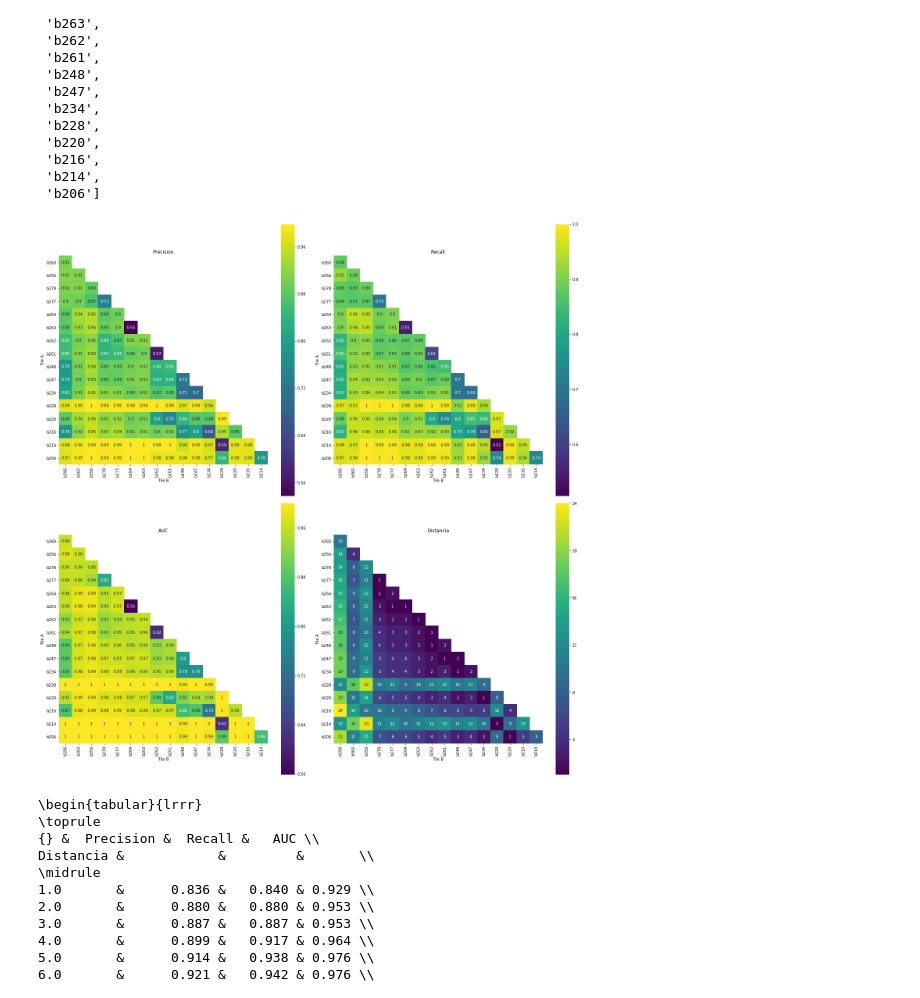
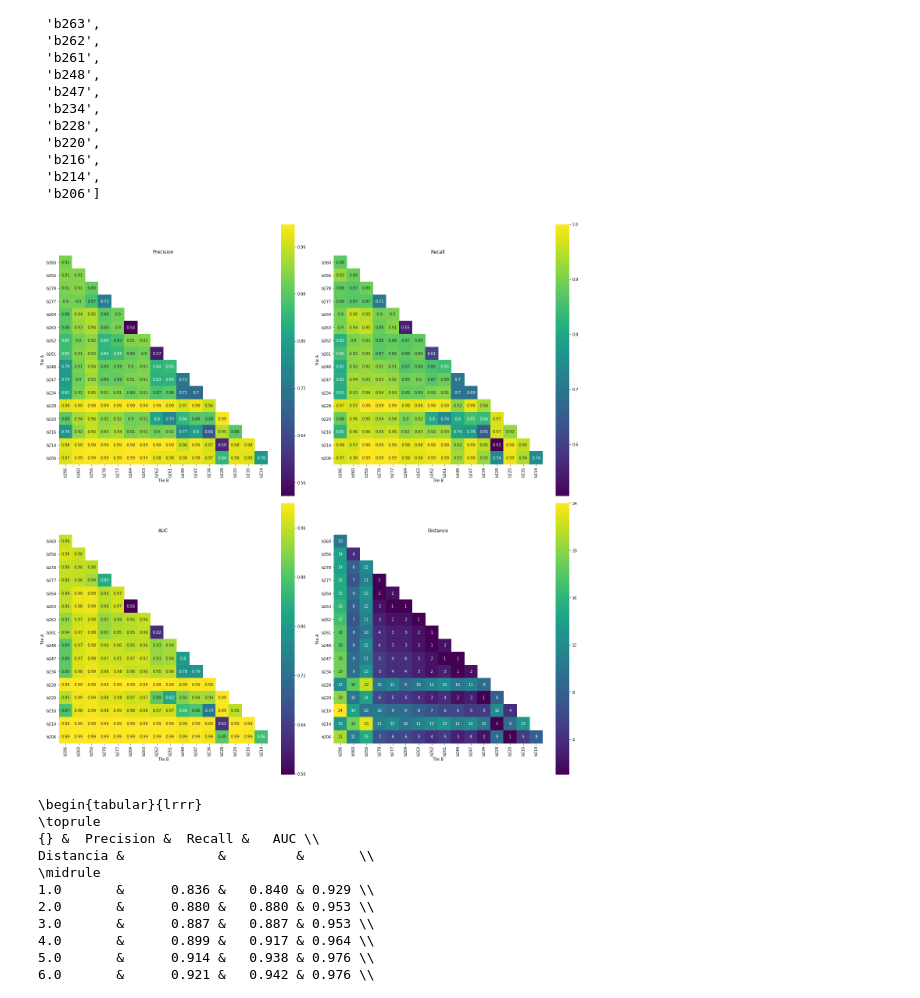
Before and after one commit to carpyncho/paper_inoise, a Jupyter notebook: 05_tables.ipynb, the cells around one changed output. Cells and saved outputs as stored; diff of their text form; code cells hidden in the pictures.

```diff
--- a/05_tables.ipynb
+++ b/05_tables.ipynb
@@ -110,36 +110,46 @@ def table(attr, use_distance=False):
     tab = pd.DataFrame(rows, columns=["Tile A"] + all_tiles).set_index("Tile A")
     tab = tab.dropna(axis=1, how='all')
     return tab
+
+def fix_heatmap(ax):
+    for text in ax.texts:
+        ttext = text.get_text()
+        if ttext == "1":
+            text.set_text("0.99")
+    return ax
 # %%
 fig, axes = plt.subplots(2,2, figsize=(20, 20))
 
 ax, name = axes[0][0], "Precision"
 sns.heatmap(table(name), square=True, fmt=".2g", annot=True, ax=ax, cmap="viridis")
+fix_heatmap(ax)
 ax.set_title(name)
 ax.set_xlabel("Tile B")
 
 ax, name = axes[0][1], "Recall"
 sns.heatmap(table(name), square=True, fmt=".2g", annot=True, ax=ax, cmap="viridis")
+fix_heatmap(ax)
 ax.set_title(name)
 ax.set_xlabel("Tile B")
 
 ax, name = axes[1][0], "AUC"
 sns.heatmap(table(name), square=True, fmt=".2g", annot=True, ax=ax, cmap="viridis")
+fix_heatmap(ax)
 ax.set_title(name)
 ax.set_xlabel("Tile B")
 
 ax, name = axes[1][1], "Distancia"
 sns.heatmap(table(name), square=True, fmt=".2g", annot=True, ax=ax, cmap="viridis")
-ax.set_title(name)
+ax.set_title("Distance")
 ax.set_xlabel("Tile B")
 
 
 plt.tight_layout()
 plt.savefig("plots/all_vs_all.pdf")
 
 plt.show()
 # %% [output]
-[figure, old version]
+[figure, new version]
 # %%
 print(df.groupby("Distancia").median().to_latex(float_format="%.3f"))
 # %% [output]
```
Also changed, not shown: 2 other files.
